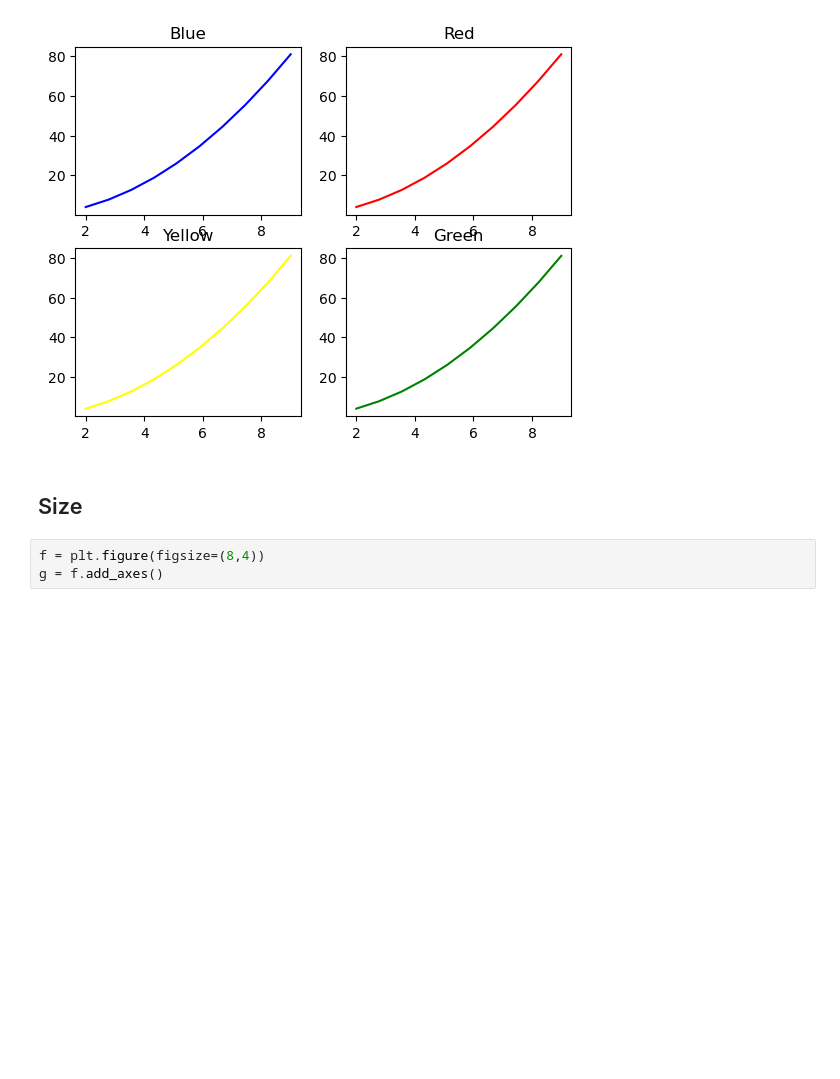
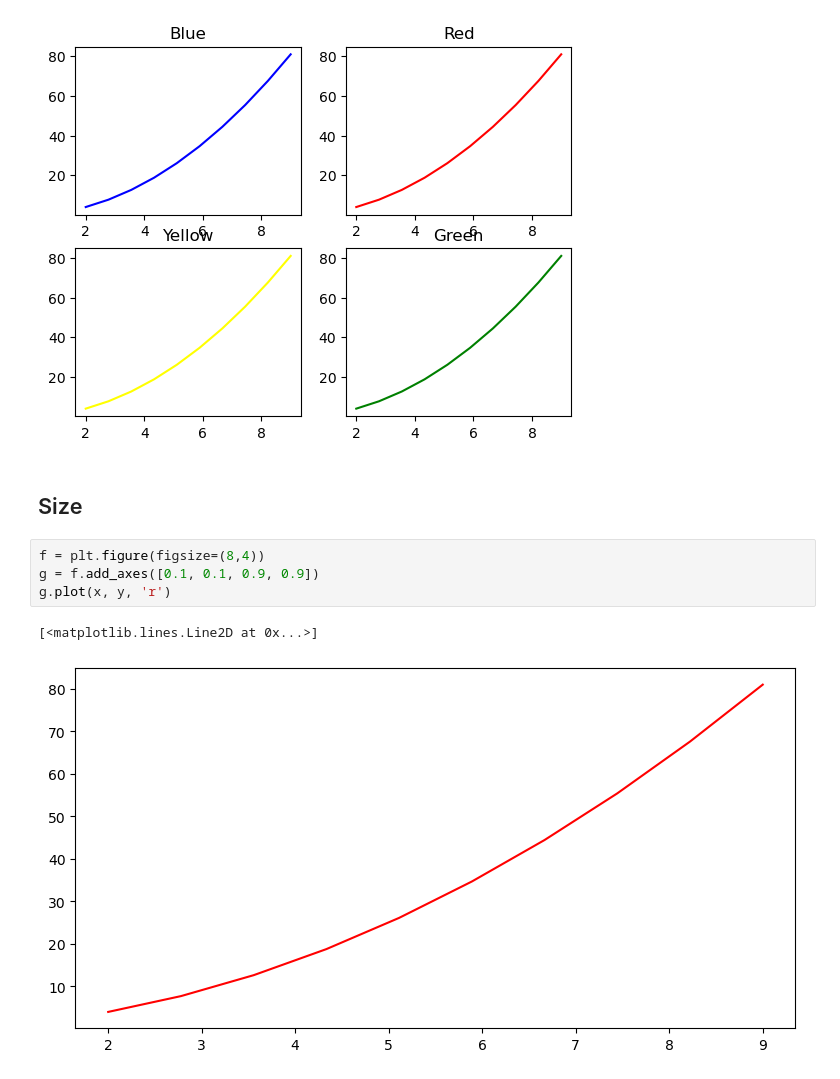
Before and after one commit to clog10/Machine-Learning, a Jupyter notebook: MatplotLib/Matplotlib.ipynb, the cells around one changed output. Saved outputs shown, nothing was run; the diff lists cells and outputs as text; blank space fills up the shorter version.

Commit message:
2 graphs

```diff
--- a/MatplotLib/Matplotlib.ipynb
+++ b/MatplotLib/Matplotlib.ipynb
@@ -71,4 +71,8 @@ Text(0.5, 1.0, 'Green')
 ## Size
 # %%
 f = plt.figure(figsize=(8,4))
-g = f.add_axes()
+g = f.add_axes([0.1, 0.1, 0.9, 0.9])
+g.plot(x, y, 'r')
+# %% [output]
+[<matplotlib.lines.Line2D at 0x...>]
+[figure, added]
```
Also changed, not shown: parts of 2 cells of this notebook.
